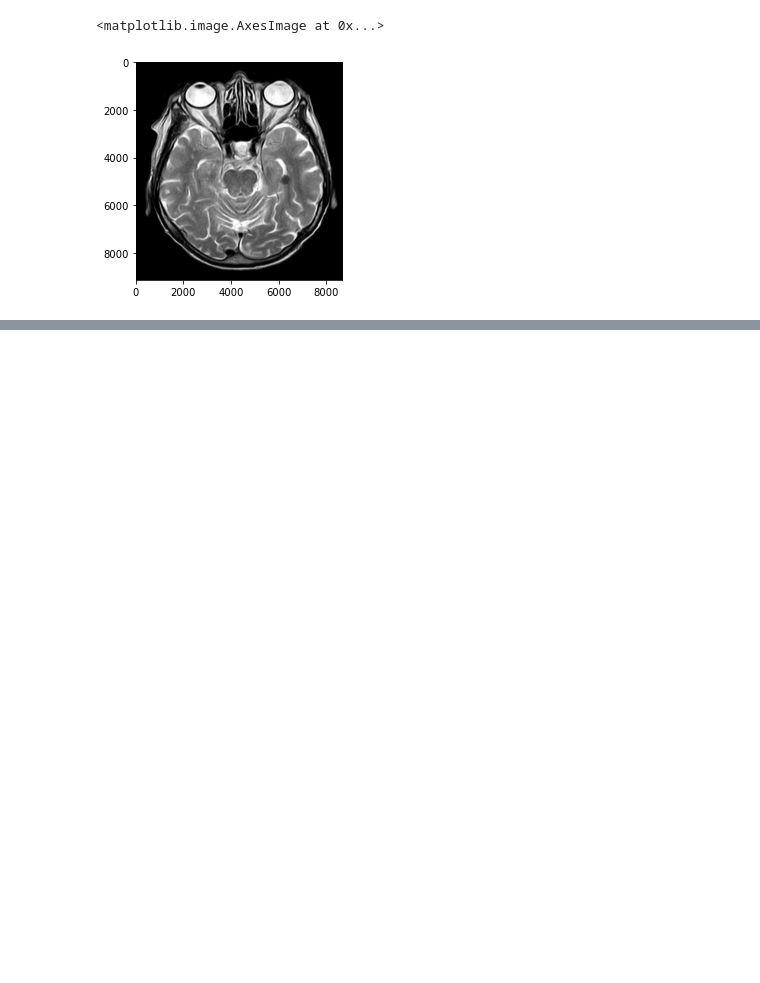
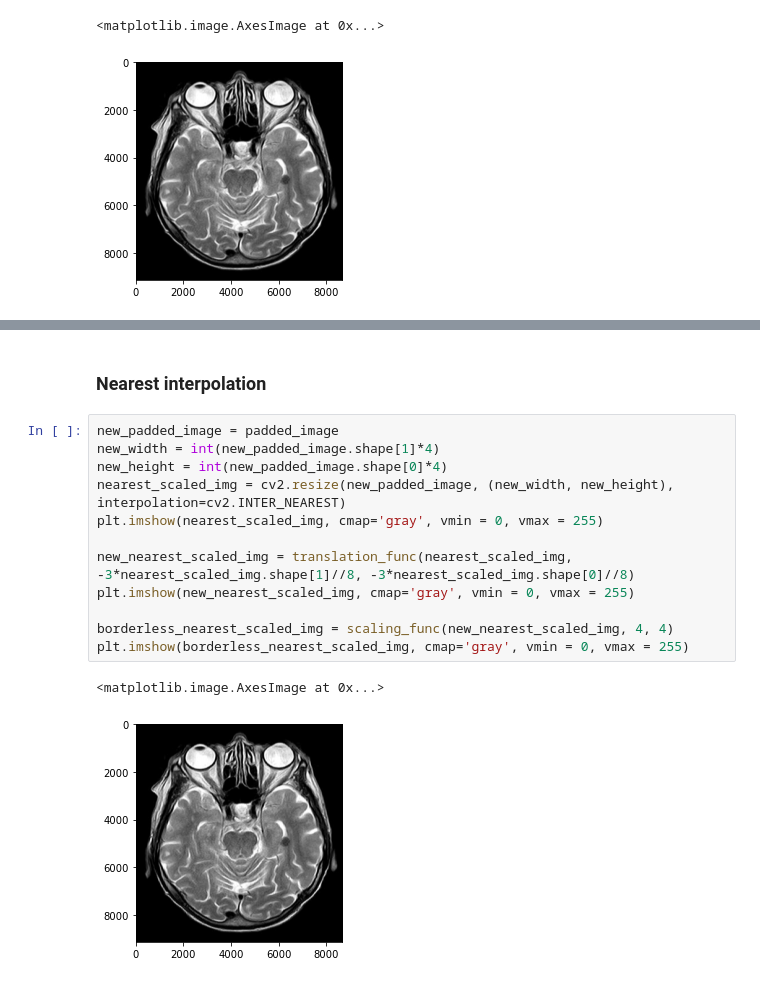
Before and after one commit to zahrasalarian/Digital-Image-Processing-for-Medical-Applications, a Jupyter notebook: HW1/pt-1.ipynb, the cells around one changed output, grey strips where cells are left out. Saved outputs shown, nothing was run; the diff lists cells and outputs as text; blank space fills up the shorter version.

```diff
--- a/HW1/pt-1.ipynb
+++ b/HW1/pt-1.ipynb
@@ -170,0 +190,17 @@ plt.imshow(borderless_linear_scaled_img, cmap='gray', vmin = 0, vmax = 255)
+# %% [markdown]
+### Nearest interpolation
+# %%
+new_padded_image = padded_image
+new_width = int(new_padded_image.shape[1]*4)
+new_height = int(new_padded_image.shape[0]*4)
+nearest_scaled_img = cv2.resize(new_padded_image, (new_width, new_height), interpolation=cv2.INTER_NEAREST)
+plt.imshow(nearest_scaled_img, cmap='gray', vmin = 0, vmax = 255)
+
+new_nearest_scaled_img = translation_func(nearest_scaled_img, -3*nearest_scaled_img.shape[1]//8, -3*nearest_scaled_img.shape[0]//8)
+plt.imshow(new_nearest_scaled_img, cmap='gray', vmin = 0, vmax = 255)
+
+borderless_nearest_scaled_img = scaling_func(new_nearest_scaled_img, 4, 4)
+plt.imshow(borderless_nearest_scaled_img, cmap='gray', vmin = 0, vmax = 255)
+# %% [output]
+<matplotlib.image.AxesImage at 0x...>
+[figure, added]
```
Also changed, not shown: parts of 4 cells of this notebook.
